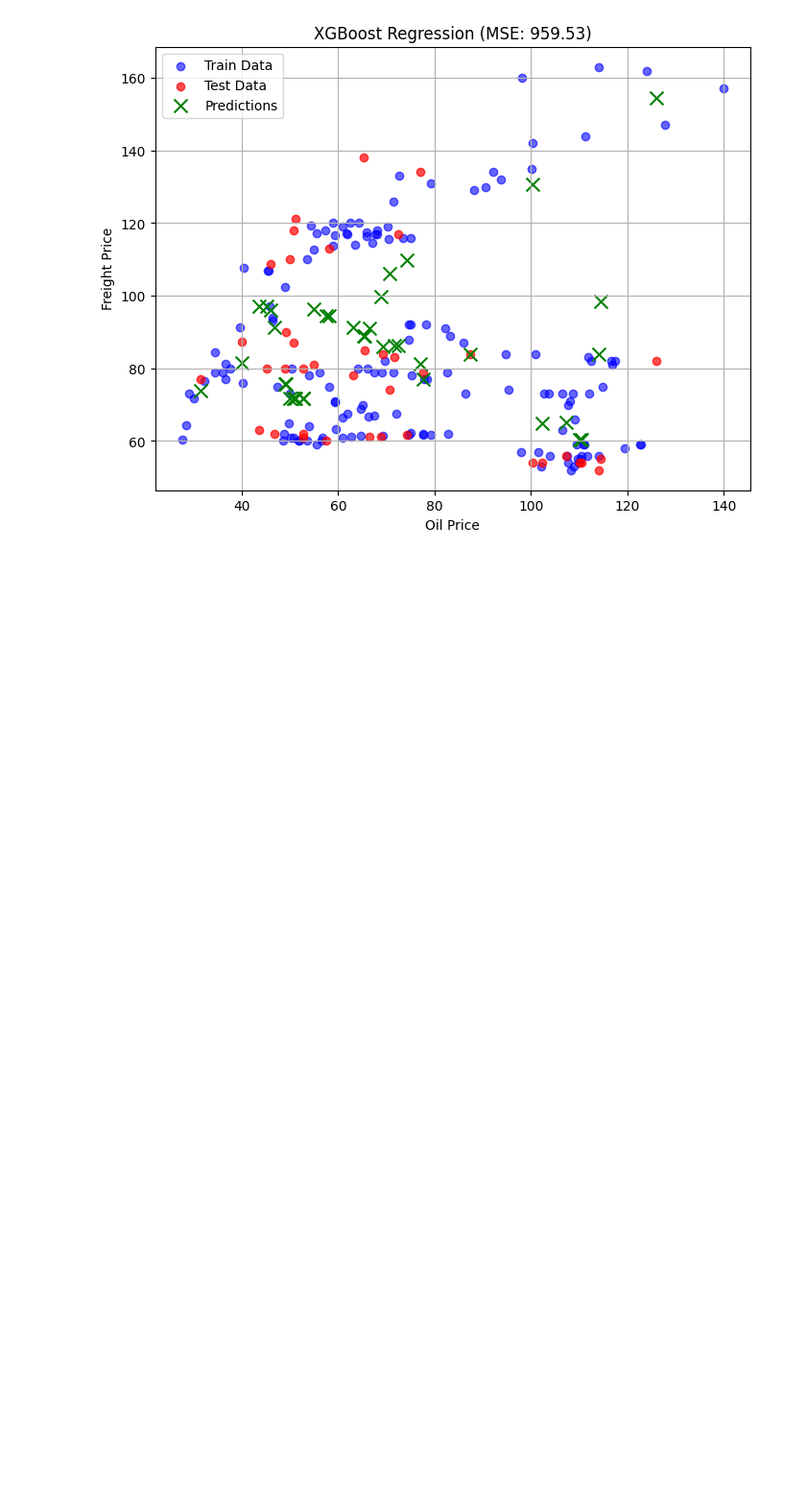
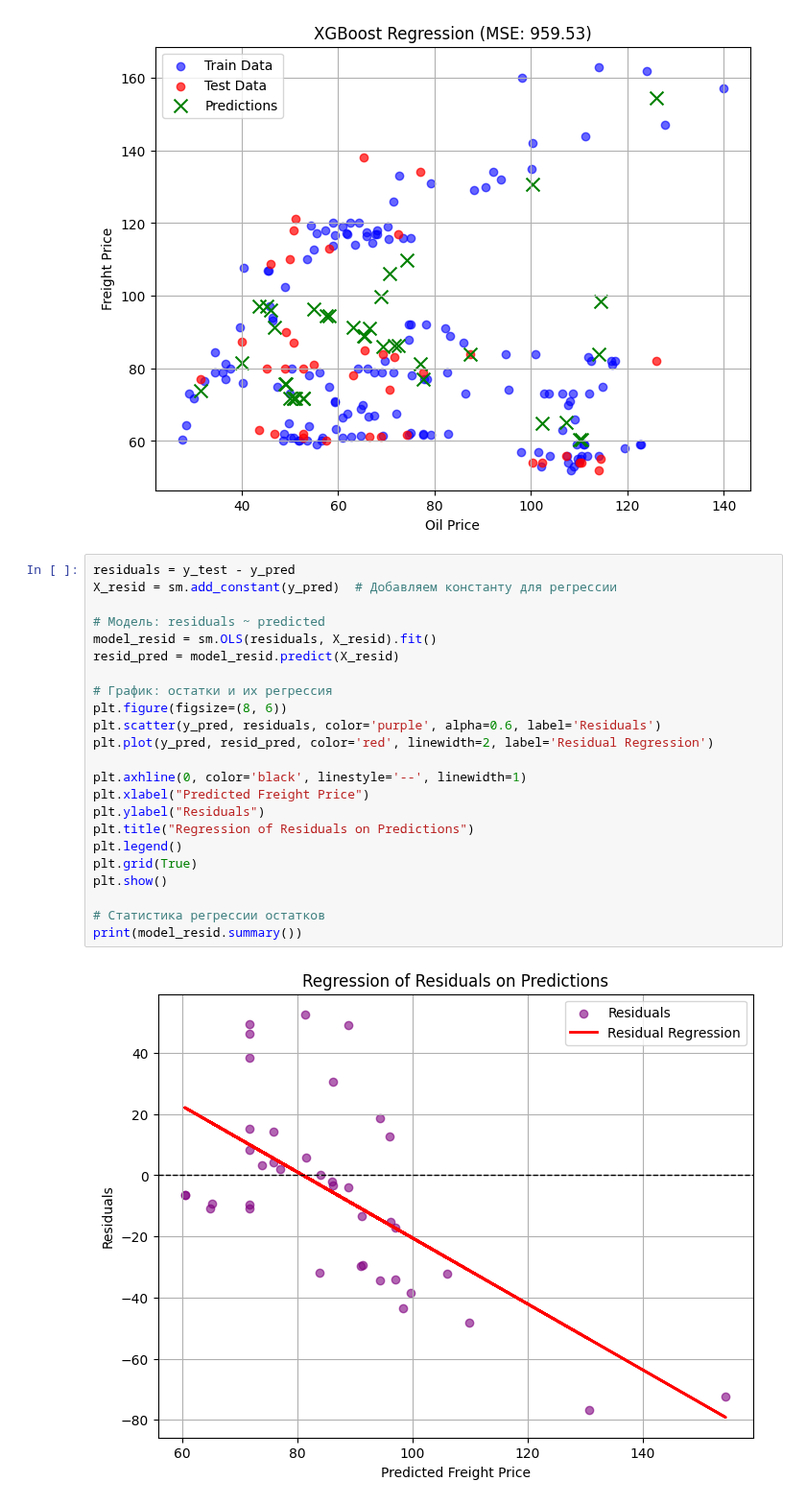
Before and after one commit to ArseniiAntonian/demand_forecasting, a Jupyter notebook: data_cov.ipynb, the cells around one changed output. Shown at 96% size. Saved outputs shown, nothing was run; the diff lists cells and outputs as text; blank space fills up the shorter version.

```diff
--- a/data_cov.ipynb
+++ b/data_cov.ipynb
@@ -178,3 +178,28 @@ plt.grid(True)
 plt.show()
 # %% [output]
 [figure]
+# %%
+residuals = y_test - y_pred
+X_resid = sm.add_constant(y_pred)  # Добавляем константу для регрессии
+
+# Модель: residuals ~ predicted
+model_resid = sm.OLS(residuals, X_resid).fit()
+resid_pred = model_resid.predict(X_resid)
+
+# График: остатки и их регрессия
+plt.figure(figsize=(8, 6))
+plt.scatter(y_pred, residuals, color='purple', alpha=0.6, label='Residuals')
+plt.plot(y_pred, resid_pred, color='red', linewidth=2, label='Residual Regression')
+
+plt.axhline(0, color='black', linestyle='--', linewidth=1)
+plt.xlabel("Predicted Freight Price")
+plt.ylabel("Residuals")
+plt.title("Regression of Residuals on Predictions")
+plt.legend()
+plt.grid(True)
+plt.show()
+
+# Статистика регрессии остатков
+print(model_resid.summary())
+# %% [output]
+[figure, added]
```
Also changed, not shown: parts of 3 cells of this notebook.
